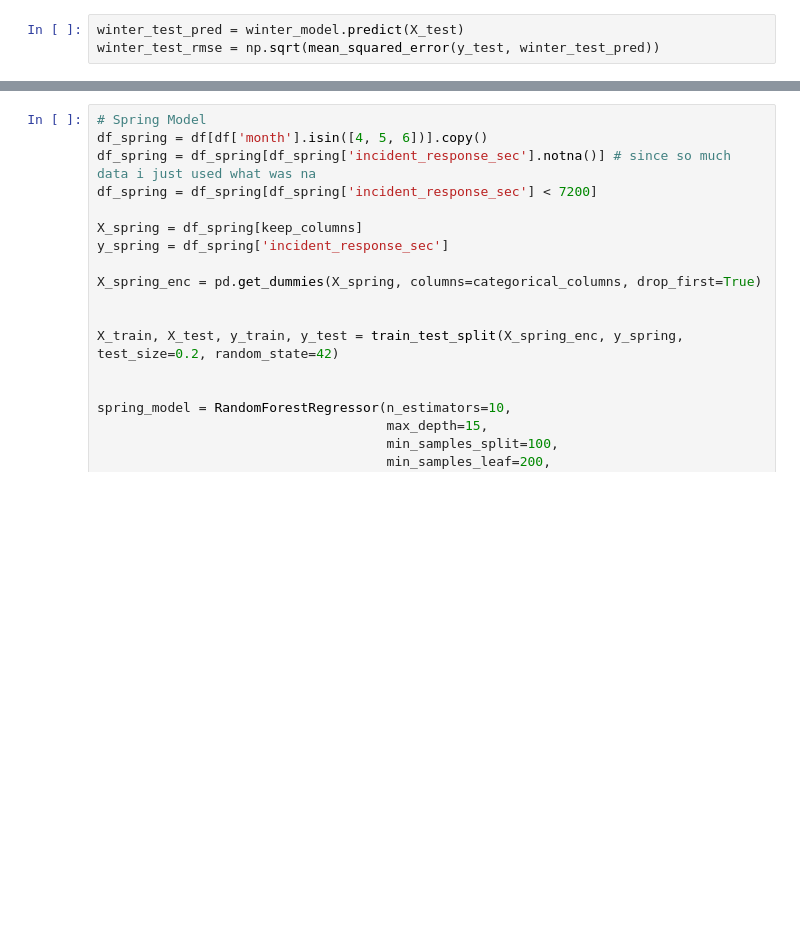
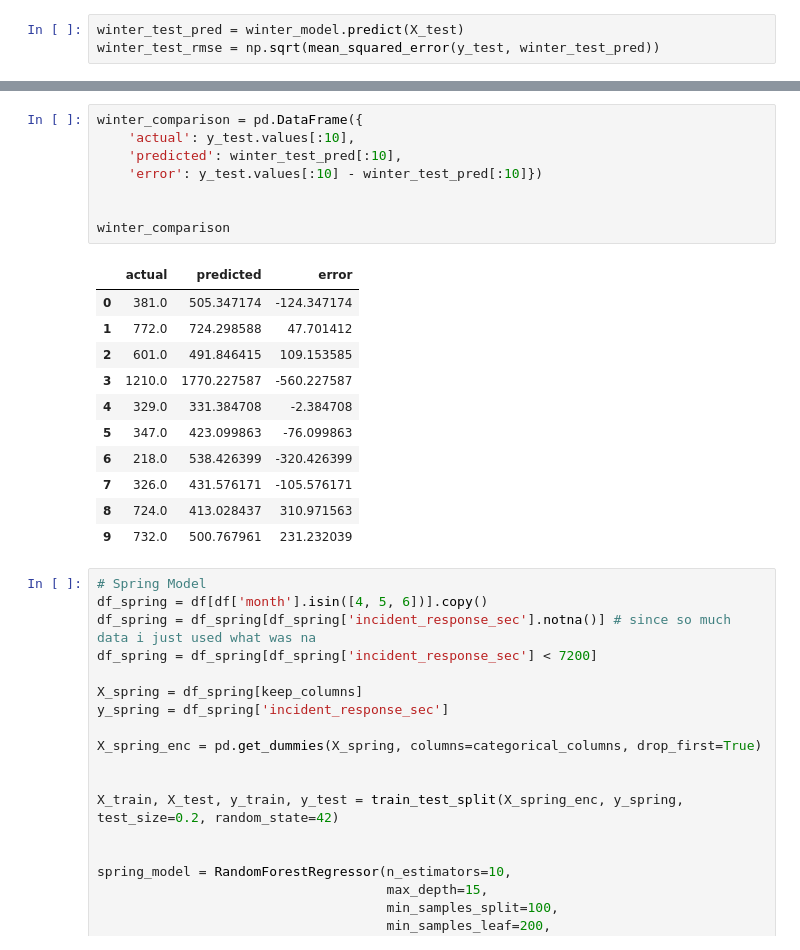
Before and after one commit to utkuseyithanoglu/practice_final, a Jupyter notebook: src/model_911_calls.ipynb, the cells around one changed output, grey strips where cells are left out. Cells and saved outputs as stored; diff of their text form; blank space fills up the shorter version.

```diff
--- a/src/model_911_calls.ipynb
+++ b/src/model_911_calls.ipynb
@@ -110,3 +110,23 @@ Difference: 8.558017031282361sec
+# %%
+winter_comparison = pd.DataFrame({
+    'actual': y_test.values[:10],
+    'predicted': winter_test_pred[:10],
+    'error': y_test.values[:10] - winter_test_pred[:10]})
+
+
+winter_comparison
+# %% [output]
+|  | actual | predicted | error |
+| 0 | 381.0 | 505.347174 | -124.347174 |
+| 1 | 772.0 | 724.298588 | 47.701412 |
+| 2 | 601.0 | 491.846415 | 109.153585 |
+| 3 | 1210.0 | 1770.227587 | -560.227587 |
+| 4 | 329.0 | 331.384708 | -2.384708 |
+| 5 | 347.0 | 423.099863 | -76.099863 |
+| 6 | 218.0 | 538.426399 | -320.426399 |
+| 7 | 326.0 | 431.576171 | -105.576171 |
+| 8 | 724.0 | 413.028437 | 310.971563 |
+| 9 | 732.0 | 500.767961 | 231.232039 |
 # %%
 # Spring Model
 df_spring = df[df['month'].isin([4, 5, 6])].copy()
```
Also changed, not shown: parts of 13 cells of this notebook, 1 other file.
